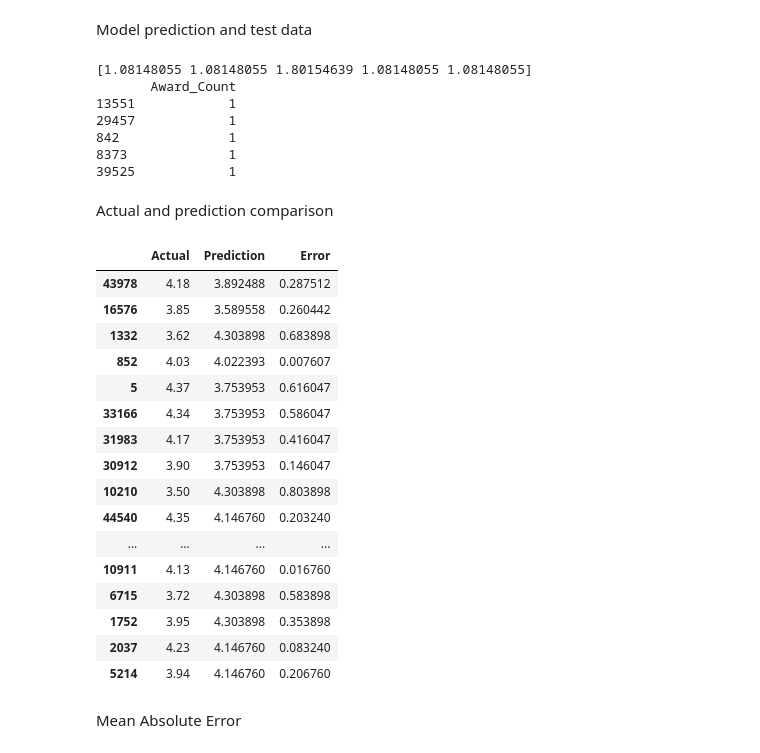
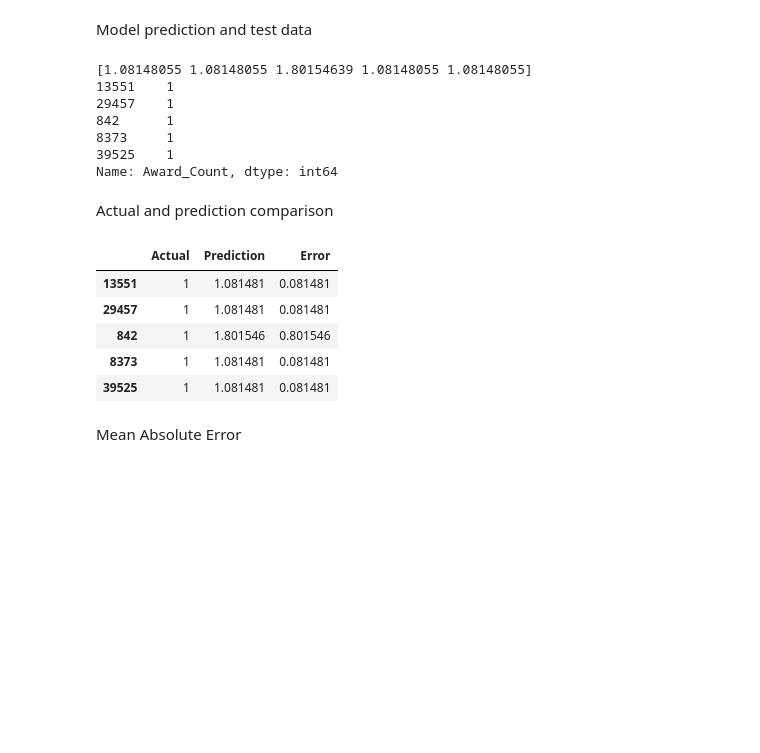
Before and after one commit to RobbiePratt/UCDPA_RobbiePratt, a Jupyter notebook: Project Assignment - Specialist Certificate in Data Analytics Essentials- Robbie Pratt.ipynb, the cells around one changed output. Cells and saved outputs as stored; diff of their text form; code cells hidden in the pictures; blank space fills up the shorter version.

```diff
--- a/Project Assignment - Specialist Certificate in Data Analytics Essentials- Robbie Pratt.ipynb
+++ b/Project Assignment - Specialist Certificate in Data Analytics Essentials- Robbie Pratt.ipynb
@@ -520,0 +499,2 @@ X2 = df_BestBooks[Predictive_Variables]
+# %%
+y2 = df_BestBooks['Award_Count']
@@ -521,5 +516,8 @@ X2 = df_BestBooks[Predictive_Variables]
 # %% [markdown]
 Define the predictive Variables
+# %%
+predictive_variable = ['numRatings', 'bbeScore', 'bbeVotes']
+X2 = df_BestBooks[predictive_variable]
 # %%
 X2
 # %% [output]
@@ -576,35 +574,26 @@ print(value_predictions[0:5])
 print(y2_test.head())
 # %% [output]
 [1.08148055 1.08148055 1.80154639 1.08148055 1.08148055]
-       Award_Count
-13551            1
-29457            1
-842              1
-8373             1
-39525            1
+13551    1
+29457    1
+842      1
+8373     1
+39525    1
+Name: Award_Count, dtype: int64
 # %% [markdown]
 Actual and prediction comparison
-# %%
-comparison_dict = {"Actual":y2_test.head(20), "Prediction":value_predictions[0:20]}
-comparison_df
-# %% [output]
-|  | Actual | Prediction | Error |
-| 43978 | 4.18 | 3.892488 | 0.287512 |
-| 16576 | 3.85 | 3.589558 | 0.260442 |
-| 1332 | 3.62 | 4.303898 | 0.683898 |
-| 852 | 4.03 | 4.022393 | 0.007607 |
-| 5 | 4.37 | 3.753953 | 0.616047 |
-| 33166 | 4.34 | 3.753953 | 0.586047 |
-| 31983 | 4.17 | 3.753953 | 0.416047 |
-| 30912 | 3.90 | 3.753953 | 0.146047 |
-| 10210 | 3.50 | 4.303898 | 0.803898 |
-| 44540 | 4.35 | 4.146760 | 0.203240 |
-| ... | ... | ... | ... |
-| 10911 | 4.13 | 4.146760 | 0.016760 |
-| 6715 | 3.72 | 4.303898 | 0.583898 |
-| 1752 | 3.95 | 4.303898 | 0.353898 |
-| 2037 | 4.23 | 4.146760 | 0.083240 |
-| 5214 | 3.94 | 4.146760 | 0.206760 |
+# %%
+comparison_dict = {"Actual":y2_test.head(), "Prediction":value_predictions[0:5]}
+comparison_d2 = pd.DataFrame(comparison_dict)
+comparison_d2["Error"] = abs(comparison_d2["Actual"] - comparison_d2["Prediction"])
+comparison_d2
+# %% [output]
+|  | Actual | Prediction | Error |
+| 13551 | 1 | 1.081481 | 0.081481 |
+| 29457 | 1 | 1.081481 | 0.081481 |
+| 842 | 1 | 1.801546 | 0.801546 |
+| 8373 | 1 | 1.081481 | 0.081481 |
+| 39525 | 1 | 1.081481 | 0.081481 |
 # %% [markdown]
 Mean Absolute Error
 # %%
```
Also changed, not shown: parts of 13 cells of this notebook.
